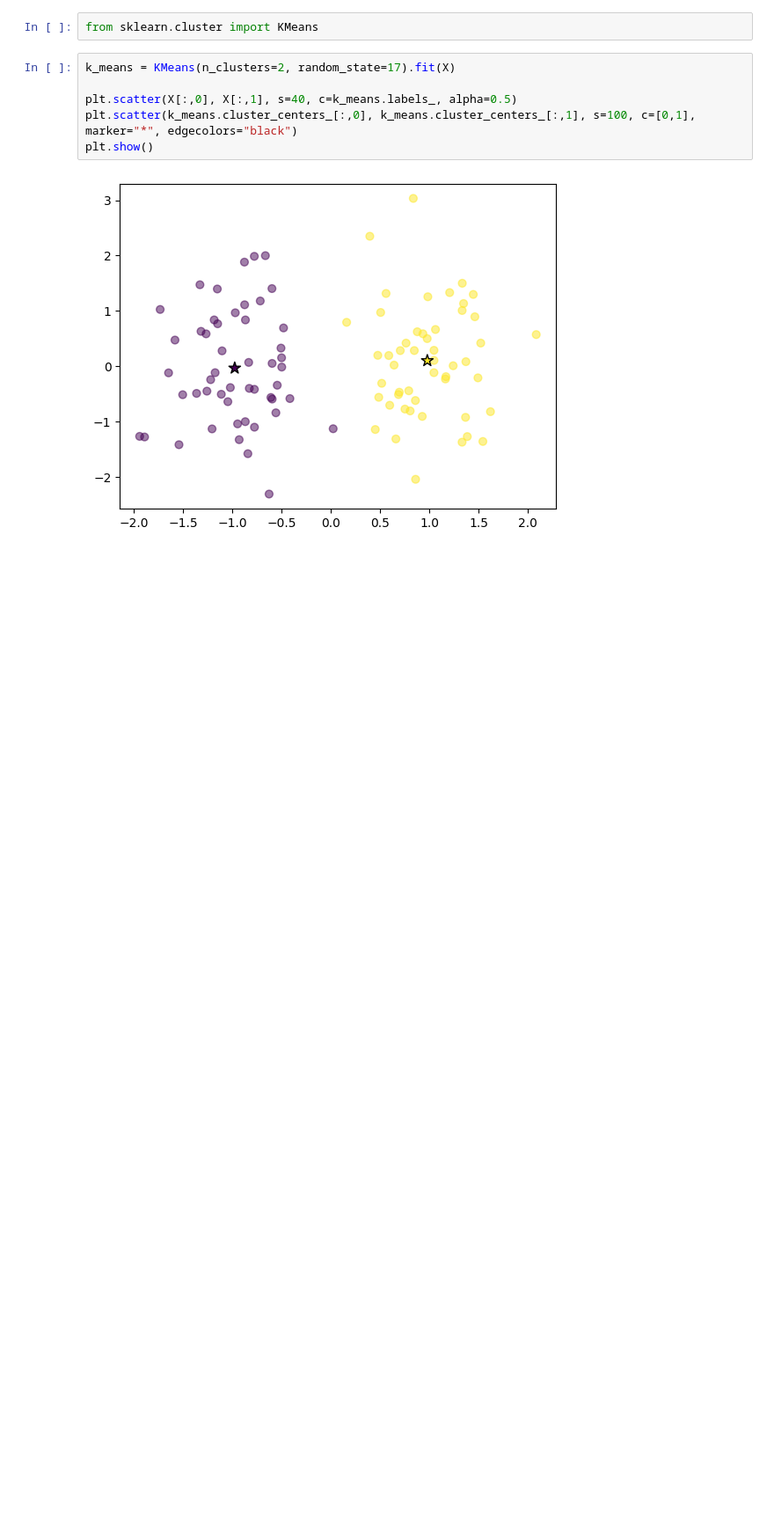
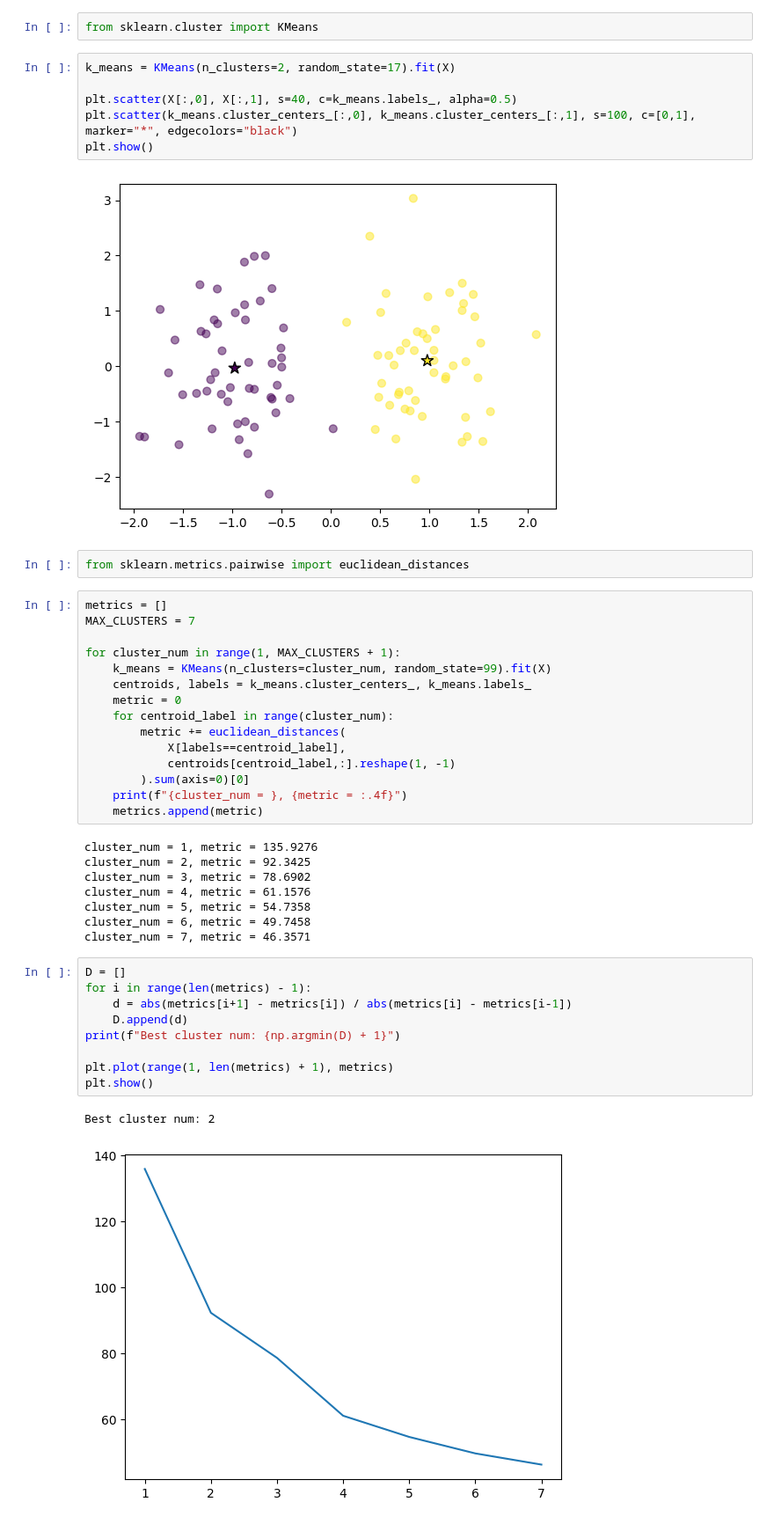
Before and after one commit to hik023/data_science_training, a Jupyter notebook: neural/clustering/7.3_k_means.ipynb, the cells around one changed output. Shown: that part at 88% size. Drawn from its saved outputs; the diff is of its cells as text; blank space fills up the shorter version.

Commit message:
K-means

```diff
--- a/neural/clustering/7.3_k_means.ipynb
+++ b/neural/clustering/7.3_k_means.ipynb
@@ -26,3 +26,40 @@ plt.scatter(k_means.cluster_centers_[:,0], k_means.cluster_centers_[:,1], s=100,
 plt.show()
 # %% [output]
 [figure]
+# %%
+from sklearn.metrics.pairwise import euclidean_distances
+# %%
+metrics = []
+MAX_CLUSTERS = 7
+
+for cluster_num in range(1, MAX_CLUSTERS + 1):
+    k_means = KMeans(n_clusters=cluster_num, random_state=99).fit(X)
+    centroids, labels = k_means.cluster_centers_, k_means.labels_
+    metric = 0
+    for centroid_label in range(cluster_num):
+        metric += euclidean_distances(
+            X[labels==centroid_label],
+            centroids[centroid_label,:].reshape(1, -1)
+        ).sum(axis=0)[0]
+    print(f"{cluster_num = }, {metric = :.4f}")
+    metrics.append(metric)
+# %% [output]
+cluster_num = 1, metric = 135.9276
+cluster_num = 2, metric = 92.3425
+cluster_num = 3, metric = 78.6902
+cluster_num = 4, metric = 61.1576
+cluster_num = 5, metric = 54.7358
+cluster_num = 6, metric = 49.7458
+cluster_num = 7, metric = 46.3571
+# %%
+D = []
+for i in range(len(metrics) - 1):
+    d = abs(metrics[i+1] - metrics[i]) / abs(metrics[i] - metrics[i-1])
+    D.append(d)
+print(f"Best cluster num: {np.argmin(D) + 1}")
+
+plt.plot(range(1, len(metrics) + 1), metrics)
+plt.show()
+# %% [output]
+Best cluster num: 2
+[figure, added]
```
Also changed, not shown: parts of 3 cells of this notebook, 1 other file.
